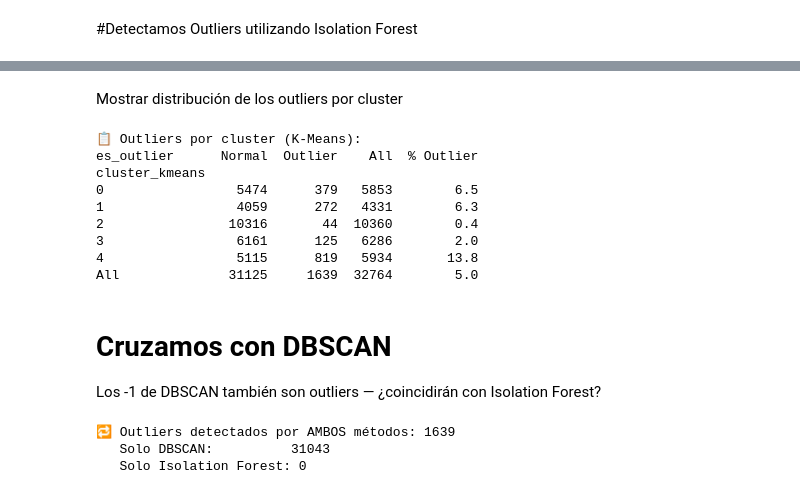
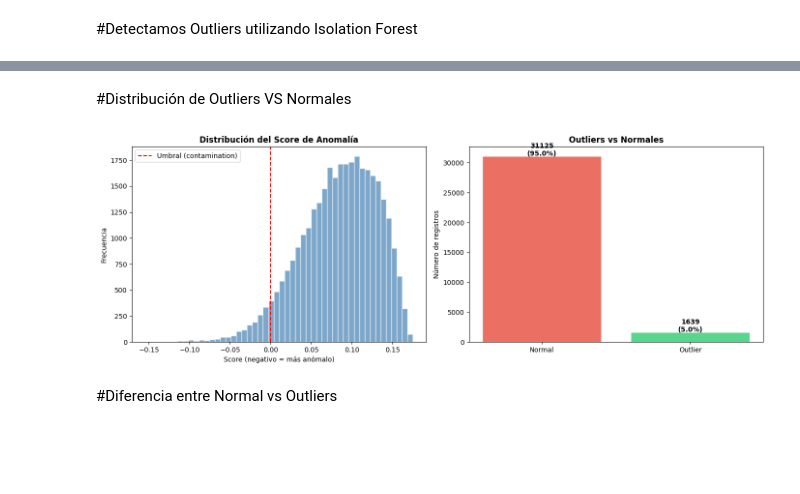
Before and after one commit to DianAnto2103/AnalisisENAHO2025, a Jupyter notebook: notebooks/Análisis_y_Visualización_(Parte_2).ipynb, the cells around one changed output, grey strips where cells are left out. Drawn from its saved outputs; the diff is of its cells as text; code cells hidden in the pictures; blank space fills up the shorter version.

```diff
--- a/notebooks/Análisis_y_Visualización_(Parte_2).ipynb
+++ b/notebooks/Análisis_y_Visualización_(Parte_2).ipynb
@@ -5,10 +5,15 @@ warnings.filterwarnings('ignore')
 # %%
 import pandas as pd
 import numpy as np
+import seaborn as sns
+from sklearn.preprocessing import StandardScaler
+import matplotlib.pyplot as plt
+from sklearn.preprocessing import MinMaxScaler
 import os
 
+
 # --- Configura aquí la ruta según tu entorno ---
-ARCHIVO = 'datos_con_clusters.csv'
+ARCHIVO = 'datos_procesados.csv'
 
 # Intenta cargar desde distintas ubicaciones comunes
 rutas = [
@@ -70,7 +50,7 @@ from sklearn.preprocessing import StandardScaler
 
 # --- 1. Preparamos los features  ---
 # --- Se excluyen las columnas de cluster y POBREZA ---
-cols_excluir = ['cluster_kmeans', 'cluster_dbscan', 'cluster_hierarchical', 'POBREZA']
+cols_excluir = ['POBREZA']
 feature_cols = [col for col in df.select_dtypes(include=[np.number]).columns
                 if col not in cols_excluir]
 
@@ -78,19 +58,21 @@ print(f"📌 Variables usadas para Isolation Forest: {feature_cols}")
 
 X = df[feature_cols].copy()
 
-# --- 2. Escalar No es obligatorio, pero mejora consistencia) ---
+# --- 2. Escalar No es obligatorio, pero mejora consistencia ---
 scaler = StandardScaler()
 X_scaled = scaler.fit_transform(X)
 
 # --- 3. Aplicar Isolation Forest ---
 iso_forest = IsolationForest(
     n_estimators=100,      # número de árboles
-    contamination='auto',    # % esperado de outliers (ajusta según tu dataset)
+    contamination=0.05,    # % esperado de outliers
     random_state=42
 )
 
 df['outlier_iforest'] = iso_forest.fit_predict(X_scaled)
 # Resultado: -1 = outlier, 1 = normal
+
+df['outlier_score']   = iso_forest.decision_function(X_scaled)
 
 # Convertir a etiqueta más legible
 df['es_outlier'] = df['outlier_iforest'].map({-1: 'Outlier', 1: 'Normal'})
@@ -108,37 +90,28 @@ print(f"📊 Normales:            {n_total - n_outliers} ({(n_total-n_outliers)/
-# %% [markdown]
-Mostrar distribución de los outliers por cluster
-# %%
-print("\n📋 Outliers por cluster (K-Means):")
-tabla = pd.crosstab(
-    df[METODO_PRINCIPAL],
-    df['es_outlier'],
-    margins=True
-)
-tabla['% Outlier'] = (tabla['Outlier'] / tabla['All'] * 100).round(1)
-print(tabla)
-# %% [output]
-📋 Outliers por cluster (K-Means):
-es_outlier      Normal  Outlier    All  % Outlier
-cluster_kmeans
-0                 5474      379   5853        6.5
-1                 4059      272   4331        6.3
-2                10316       44  10360        0.4
-3                 6161      125   6286        2.0
-4                 5115      819   5934       13.8
-All              31125     1639  32764        5.0
-# %% [markdown]
-# Cruzamos con DBSCAN
-Los -1 de DBSCAN también son outliers — ¿coincidirán con Isolation Forest?
-# %%
-if 'cluster_dbscan' in df.columns:
-    dbscan_outliers = df['cluster_dbscan'] == -1
-    iforest_outliers = df['outlier_iforest'] == -1
-
-    coincidencia = (dbscan_outliers & iforest_outliers).sum()
-    print(f"\n🔁 Outliers detectados por AMBOS métodos: {coincidencia}")
-    print(f"   Solo DBSCAN:          {(dbscan_outliers & ~iforest_outliers).sum()}")
-    print(f"   Solo Isolation Forest: {(~dbscan_outliers & iforest_outliers).sum()}")
-# %% [output]
-🔁 Outliers detectados por AMBOS métodos: 1639
-   Solo DBSCAN:          31043
-   Solo Isolation Forest: 0
+# %% [markdown]
+#Distribución de Outliers VS Normales
+# %%
+fig, axes = plt.subplots(1, 2, figsize=(14, 5))
+
+# Histograma del score
+axes[0].hist(df['outlier_score'], bins=50, color='steelblue', alpha=0.7, edgecolor='white')
+axes[0].axvline(0, color='red', linestyle='--', linewidth=1.5, label='Umbral (contamination)')
+axes[0].set_title('Distribución del Score de Anomalía', fontweight='bold')
+axes[0].set_xlabel('Score (negativo = más anómalo)')
+axes[0].set_ylabel('Frecuencia')
+axes[0].legend()
+# Conteo outlier vs normal
+counts = df['es_outlier'].value_counts()
+colors = ['#e74c3c', '#2ecc71']
+axes[1].bar(counts.index, counts.values, color=colors, alpha=0.8, edgecolor='white')
+axes[1].set_title('Outliers vs Normales', fontweight='bold')
+axes[1].set_ylabel('Número de registros')
+for i, (label, val) in enumerate(counts.items()):
+    axes[1].text(i, val + 50, f'{val}\n({val/n_total*100:.1f}%)',
+                 ha='center', fontweight='bold')
+
+plt.tight_layout()
+plt.show()
+# %% [output]
+[figure, added]
+# %% [markdown]
+#Diferencia entre Normal vs Outliers
```
Also changed, not shown: parts of 8 cells of this notebook.
